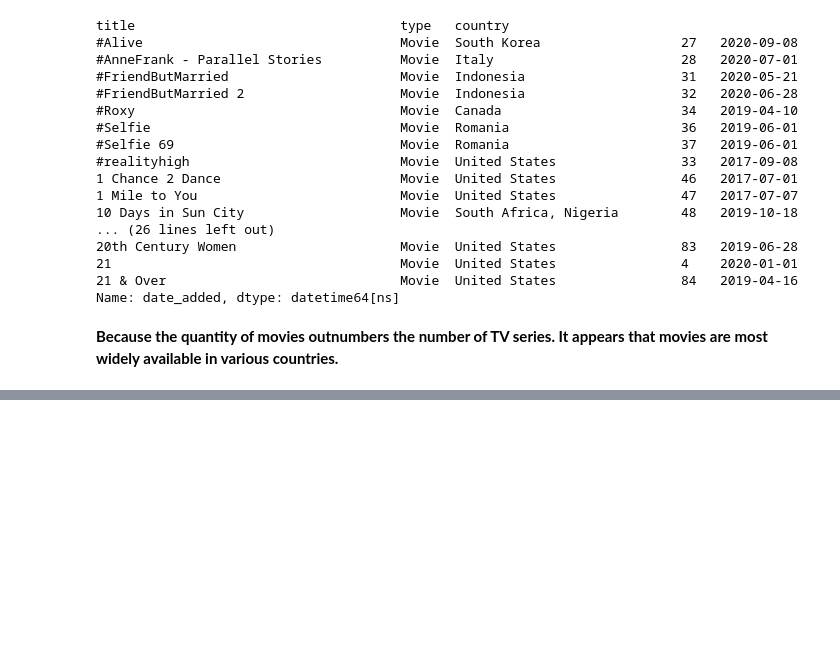
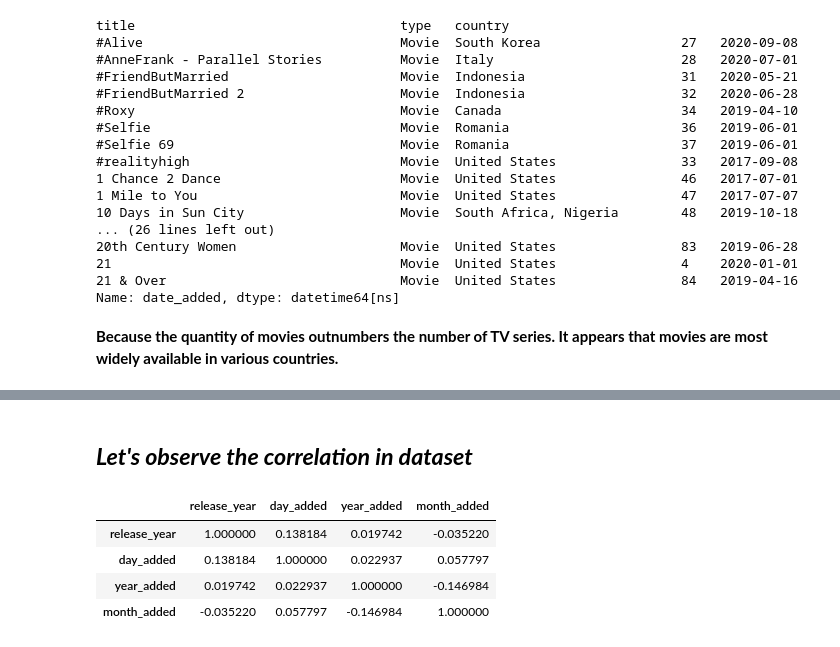
Before and after one commit to Sara19598/Clustering-Analysis-on-Movies-TV-shows-Unsupervised-ML, a Jupyter notebook: NETFLIX_MOVIES_AND_TV_SHOWS_CLUSTERING.ipynb, the cells around one changed output, grey strips where cells are left out. Drawn from its saved outputs; the diff is of its cells as text; code cells hidden in the pictures; blank space fills up the shorter version.

```diff
--- a/NETFLIX_MOVIES_AND_TV_SHOWS_CLUSTERING.ipynb
+++ b/NETFLIX_MOVIES_AND_TV_SHOWS_CLUSTERING.ipynb
@@ -389,0 +577,11 @@ Name: date_added, dtype: datetime64[ns]
+# %% [markdown]
+## ***Let's observe the correlation in dataset***
+# %%
+corr_matrix = nf.corr()
+corr_matrix
+# %% [output]
+|  | release_year | day_added | year_added | month_added |
+| release_year | 1.000000 | 0.138184 | 0.019742 | -0.035220 |
+| day_added | 0.138184 | 1.000000 | 0.022937 | 0.057797 |
+| year_added | 0.019742 | 0.022937 | 1.000000 | -0.146984 |
+| month_added | -0.035220 | 0.057797 | -0.146984 | 1.000000 |
```
Also changed, not shown: parts of 13 cells of this notebook.
